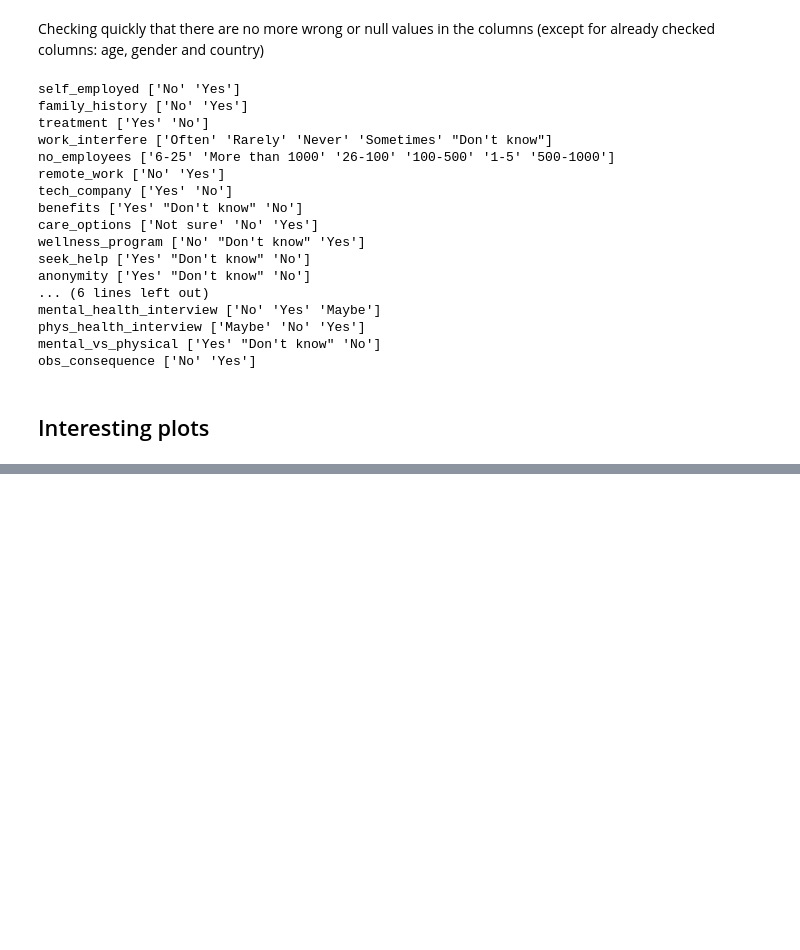
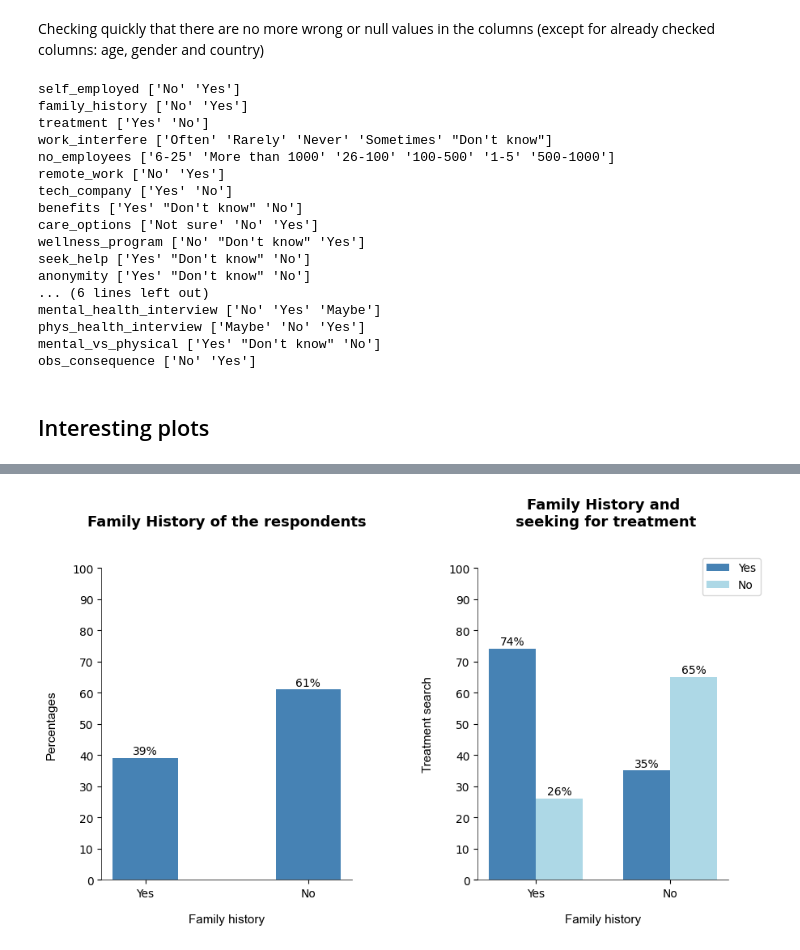
Before and after one commit to EmmaTosato/Programming_Project, a Jupyter notebook: jupyter_project.ipynb, the cells around one changed output, grey strips where cells are left out. Saved outputs shown, nothing was run; the diff lists cells and outputs as text; code cells hidden in the pictures; blank space fills up the shorter version.

```diff
--- a/jupyter_project.ipynb
+++ b/jupyter_project.ipynb
@@ -443,0 +537,54 @@ In this view, men are considerd strong and less emotional than women, so they ar
+# %%
+# Data
+# 1
+labels_ans = list(reversed(mental_health_df['family_history'].value_counts().index.to_list()))                         # Yes, No
+reverse_serie = mental_health_df['family_history'].value_counts().reindex(index= mental_health_df['family_history'].value_counts().index[::-1])
+counts_ans = list(map(lambda x: round((x/tot_rows)*100), reverse_serie))
+
+# 2
+df_family = mental_health_df.groupby(['family_history', 'treatment'])['treatment'].count().unstack(0)
+df_family = df_family.reindex(index= df_family.index[::-1], columns=df_family.columns[::-1])
+yes_perc = percent(df_family, 'Yes')
+no_perc = percent(df_family, 'No')
+
+# The label locations
+x = np.arange(len(labels_ans))
+width = 0.35
+
+# Plot
+fig1, (ax1, ax2) = plt.subplots(1, 2, figsize =(10, 5))
+fig1.subplots_adjust(wspace=0.5)
+
+ax1.bar(labels_ans, counts_ans, color ='steelblue',  width = 0.4 , label=labels_ans)
+ax2.bar(x - width/2, yes_perc, width, color= 'steelblue', label= 'Yes')
+ax2.bar(x + width/2, no_perc, width, color= 'lightblue', label ='No')
+
+# Labels, ticks
+ax1.set_xlabel("Family history", labelpad= 13.0, fontname="Arial", fontsize=11, fontweight = 'medium')
+ax2.set_xlabel("Family history", labelpad= 13.0, fontname="Arial", fontsize=11, fontweight = 'medium')
+ax1.set_ylabel("Percentages", labelpad= 13.0, fontname="Arial", fontsize=11, fontweight = 'medium')
+ax2.set_ylabel("Treatment search", labelpad= 13.0, fontname="Arial", fontsize=11, fontweight = 'medium')
+ax2.set_xticks(x, labels_ans)
+ax1.set_yticks(np.arange(0,101, 10))
+ax2.set_yticks(np.arange(0,101, 10))
+
+# Percentages
+for p in ax1.patches:
+   height = p.get_height()
+   ax1.annotate("{}%".format(height), (p.get_x() + p.get_width() / 2, height+ 1.25), ha='center')
+
+for p in ax2.patches:
+   height = p.get_height()
+   ax2.annotate("{}%".format(round(height)), (p.get_x() + p.get_width() / 2, height+ 1.25), ha='center')
+
+# Titles
+ax1.set_title("Family History of the respondents", fontsize= 13, fontweight= 'heavy', color = 'black', y=1.1, pad=10)
+ax2.set_title("Family History and\n seeking for treatment", fontsize= 13, fontweight= 'heavy', color = 'black', y=1.1, pad=10)
+
+# Legend
+ax2.legend(loc = 'upper right', bbox_to_anchor=(0.65, 0.55, 0.5, 0.5))
+
+# Show
+plt.show()
+# %% [output]
+[figure, added]
```
Also changed, not shown: parts of 14 cells of this notebook.
